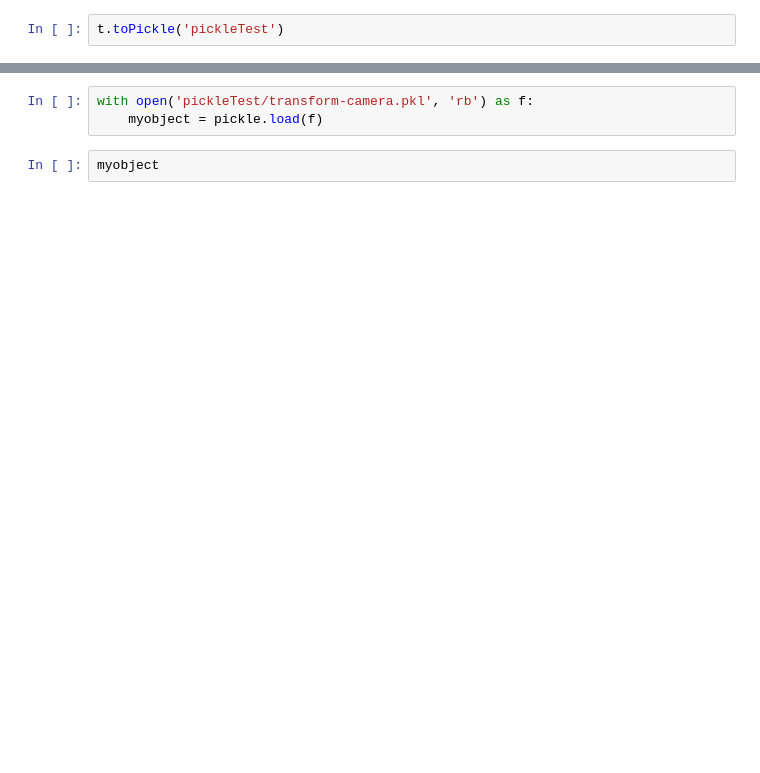
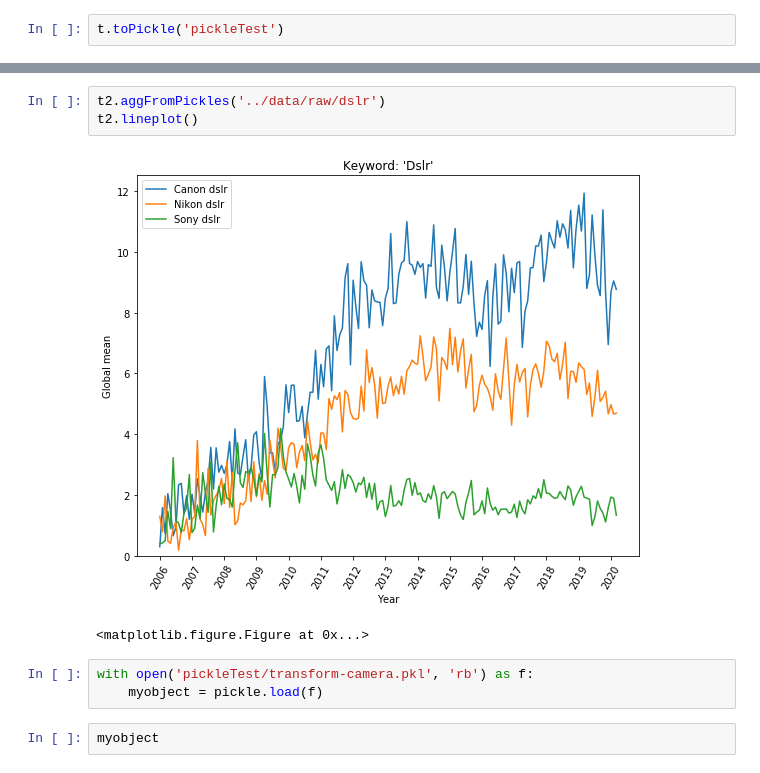
Before and after one commit to BadwaterBay/camera-trends, a Jupyter notebook: src/processing/Transform_dev.ipynb, the cells around one changed output, grey strips where cells are left out. Cells and saved outputs as stored; diff of their text form; blank space fills up the shorter version.

```diff
--- a/src/processing/Transform_dev.ipynb
+++ b/src/processing/Transform_dev.ipynb
@@ -61,3 +83,9 @@ t.toPickle('pickleTest')
+# %%
+t2.aggFromPickles('../data/raw/dslr')
+t2.lineplot()
+# %% [output]
+[figure, added]
+<matplotlib.figure.Figure at 0x...>
 # %%
 with open('pickleTest/transform-camera.pkl', 'rb') as f:
     myobject = pickle.load(f)
```
Also changed, not shown: parts of 7 cells of this notebook, 3 other files.
